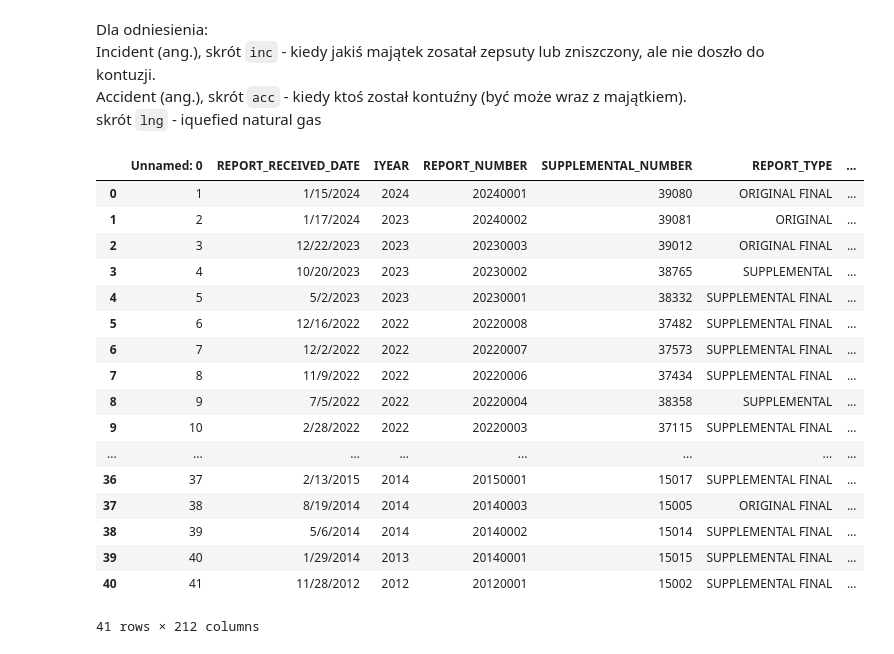
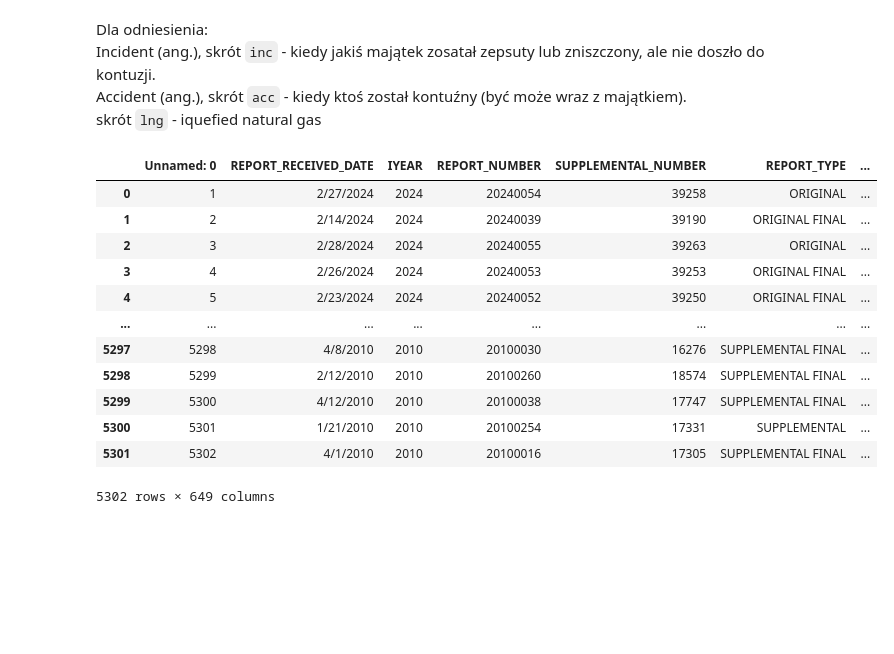
Before and after one commit to iivansmaliakou/ED-awarie, a Jupyter notebook: main.ipynb, the cells around one changed output. Saved outputs shown, nothing was run; the diff lists cells and outputs as text; code cells hidden in the pictures; blank space fills up the shorter version.

```diff
--- a/main.ipynb
+++ b/main.ipynb
@@ -50,24 +51,19 @@ acc_hazardous_liquid_ds = all_data['acc_hazardous_liquid_ds']
 inc_gas_distribution_ds = all_data['inc_gas_distribution_ds']
 inc_gas_trans_gathering_ds = all_data['inc_gas_trans_gathering_ds']
 inc_lng_ds = all_data['inc_lng_ds']
-# %%
-inc_lng_ds
-# %% [output]
-|  | Unnamed: 0 | REPORT_RECEIVED_DATE | IYEAR | REPORT_NUMBER | SUPPLEMENTAL_NUMBER | REPORT_TYPE | ... |
-| 0 | 1 | 1/15/2024 | 2024 | 20240001 | 39080 | ORIGINAL FINAL | ... |
-| 1 | 2 | 1/17/2024 | 2023 | 20240002 | 39081 | ORIGINAL | ... |
-| 2 | 3 | 12/22/2023 | 2023 | 20230003 | 39012 | ORIGINAL FINAL | ... |
-| 3 | 4 | 10/20/2023 | 2023 | 20230002 | 38765 | SUPPLEMENTAL | ... |
-| 4 | 5 | 5/2/2023 | 2023 | 20230001 | 38332 | SUPPLEMENTAL FINAL | ... |
-| 5 | 6 | 12/16/2022 | 2022 | 20220008 | 37482 | SUPPLEMENTAL FINAL | ... |
-| 6 | 7 | 12/2/2022 | 2022 | 20220007 | 37573 | SUPPLEMENTAL FINAL | ... |
-| 7 | 8 | 11/9/2022 | 2022 | 20220006 | 37434 | SUPPLEMENTAL FINAL | ... |
-| 8 | 9 | 7/5/2022 | 2022 | 20220004 | 38358 | SUPPLEMENTAL | ... |
-| 9 | 10 | 2/28/2022 | 2022 | 20220003 | 37115 | SUPPLEMENTAL FINAL | ... |
-| ... | ... | ... | ... | ... | ... | ... | ... |
-| 36 | 37 | 2/13/2015 | 2014 | 20150001 | 15017 | SUPPLEMENTAL FINAL | ... |
-| 37 | 38 | 8/19/2014 | 2014 | 20140003 | 15005 | ORIGINAL FINAL | ... |
-| 38 | 39 | 5/6/2014 | 2014 | 20140002 | 15014 | SUPPLEMENTAL FINAL | ... |
-| 39 | 40 | 1/29/2014 | 2013 | 20140001 | 15015 | SUPPLEMENTAL FINAL | ... |
-| 40 | 41 | 11/28/2012 | 2012 | 20120001 | 15002 | SUPPLEMENTAL FINAL | ... |
-41 rows × 212 columns
+# %%
+acc_hazardous_liquid_ds
+# %% [output]
+|  | Unnamed: 0 | REPORT_RECEIVED_DATE | IYEAR | REPORT_NUMBER | SUPPLEMENTAL_NUMBER | REPORT_TYPE | ... |
+| 0 | 1 | 2/27/2024 | 2024 | 20240054 | 39258 | ORIGINAL | ... |
+| 1 | 2 | 2/14/2024 | 2024 | 20240039 | 39190 | ORIGINAL FINAL | ... |
+| 2 | 3 | 2/28/2024 | 2024 | 20240055 | 39263 | ORIGINAL | ... |
+| 3 | 4 | 2/26/2024 | 2024 | 20240053 | 39253 | ORIGINAL FINAL | ... |
+| 4 | 5 | 2/23/2024 | 2024 | 20240052 | 39250 | ORIGINAL FINAL | ... |
+| ... | ... | ... | ... | ... | ... | ... | ... |
+| 5297 | 5298 | 4/8/2010 | 2010 | 20100030 | 16276 | SUPPLEMENTAL FINAL | ... |
+| 5298 | 5299 | 2/12/2010 | 2010 | 20100260 | 18574 | SUPPLEMENTAL FINAL | ... |
+| 5299 | 5300 | 4/12/2010 | 2010 | 20100038 | 17747 | SUPPLEMENTAL FINAL | ... |
+| 5300 | 5301 | 1/21/2010 | 2010 | 20100254 | 17331 | SUPPLEMENTAL | ... |
+| 5301 | 5302 | 4/1/2010 | 2010 | 20100016 | 17305 | SUPPLEMENTAL FINAL | ... |
+5302 rows × 649 columns
```
Also changed, not shown: parts of 7 cells of this notebook, 1 other file.
